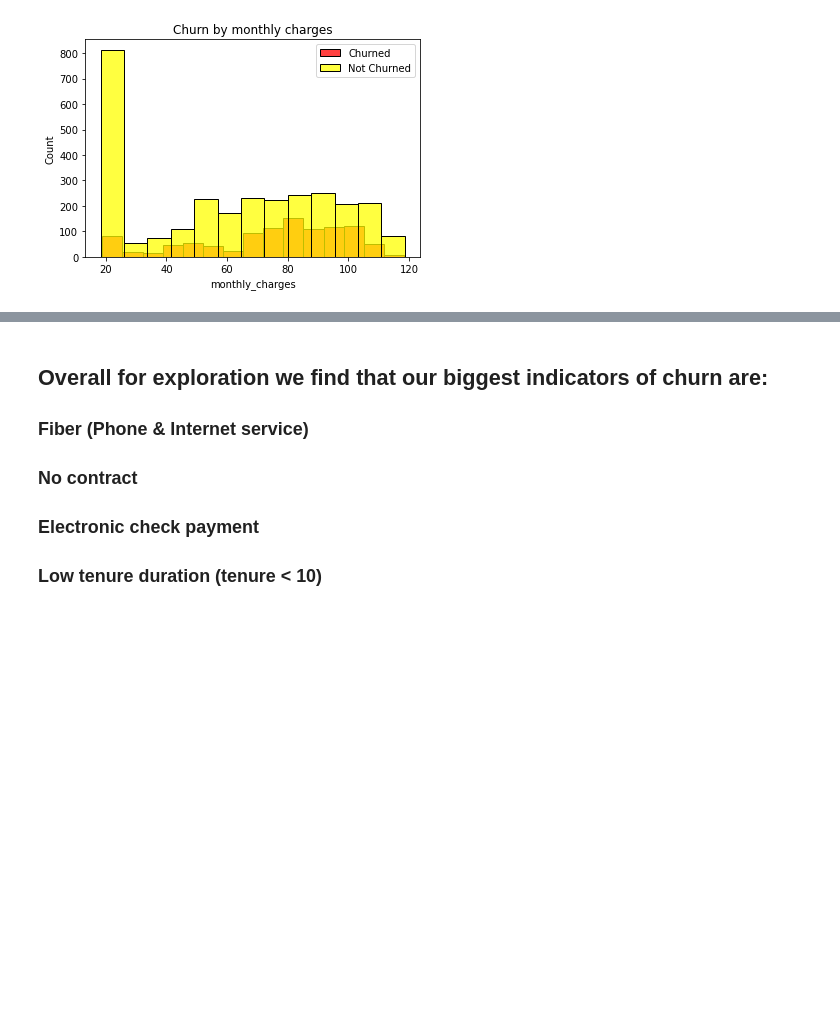
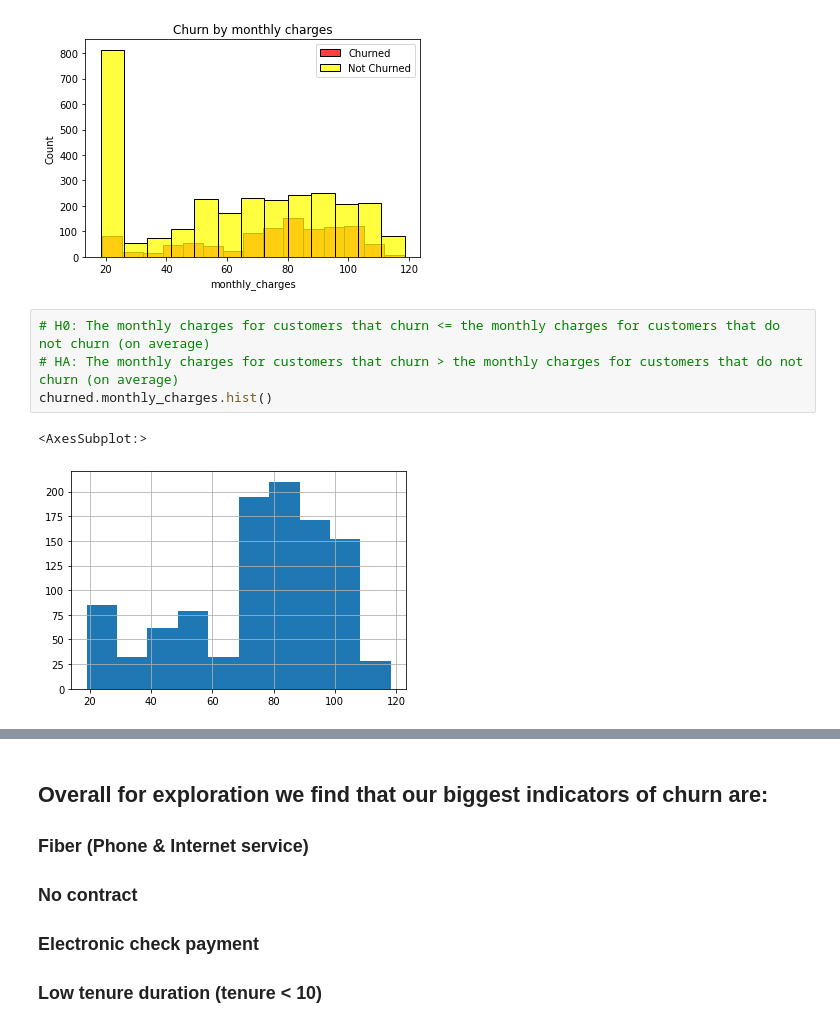
Before and after one commit to watermanbrandyn/classification_project, a Jupyter notebook: classification_workbook.ipynb, the cells around one changed output, grey strips where cells are left out. Saved outputs shown, nothing was run; the diff lists cells and outputs as text; blank space fills up the shorter version.

```diff
--- a/classification_workbook.ipynb
+++ b/classification_workbook.ipynb
@@ -891,3 +896,10 @@ plt.legend()
 # %% [output]
 <matplotlib.legend.Legend at 0x...>
 [figure]
+# %%
+# H0: The monthly charges for customers that churn <= the monthly charges for customers that do not churn (on average)
+# HA: The monthly charges for customers that churn > the monthly charges for customers that do not churn (on average)
+churned.monthly_charges.hist()
+# %% [output]
+<AxesSubplot:>
+[figure, added]
```
Also changed, not shown: parts of 6 cells of this notebook.
